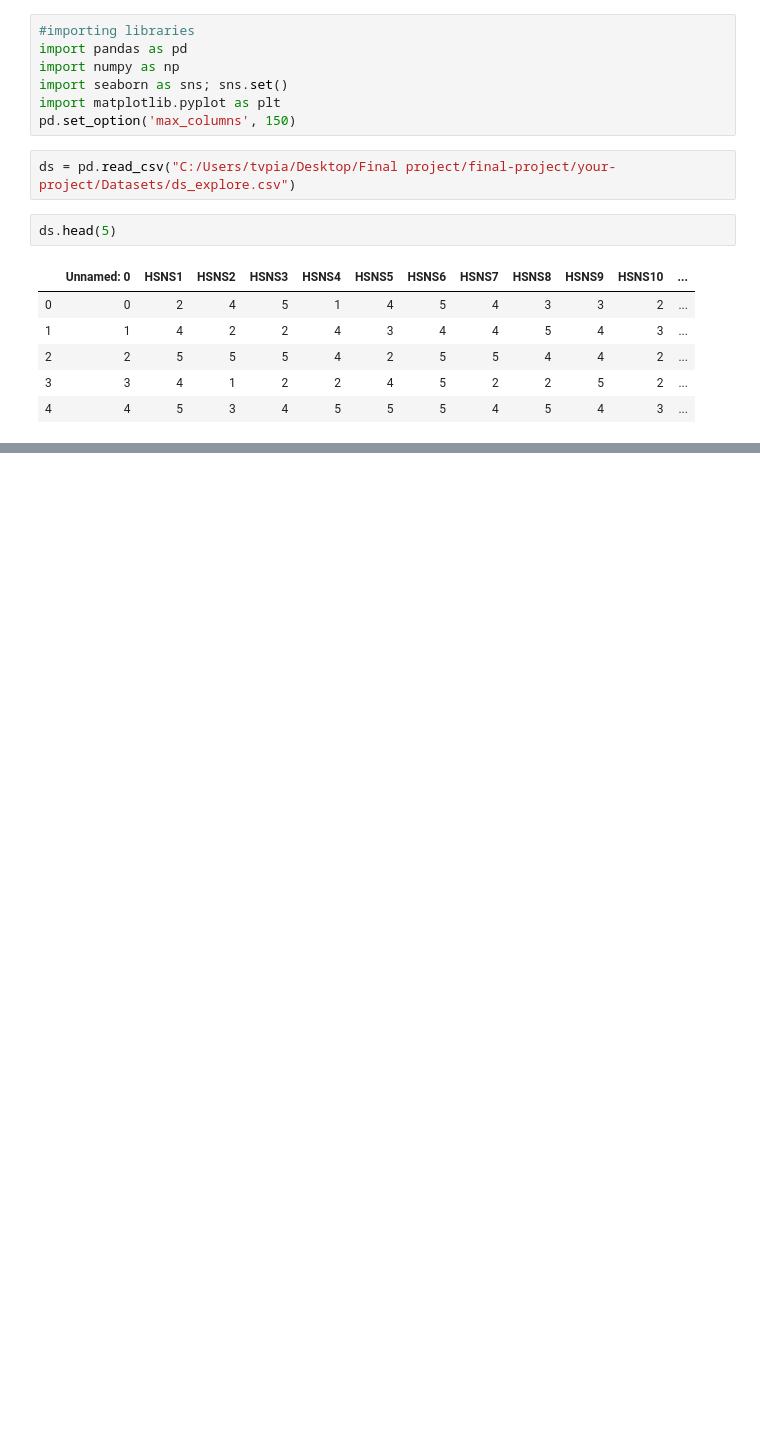
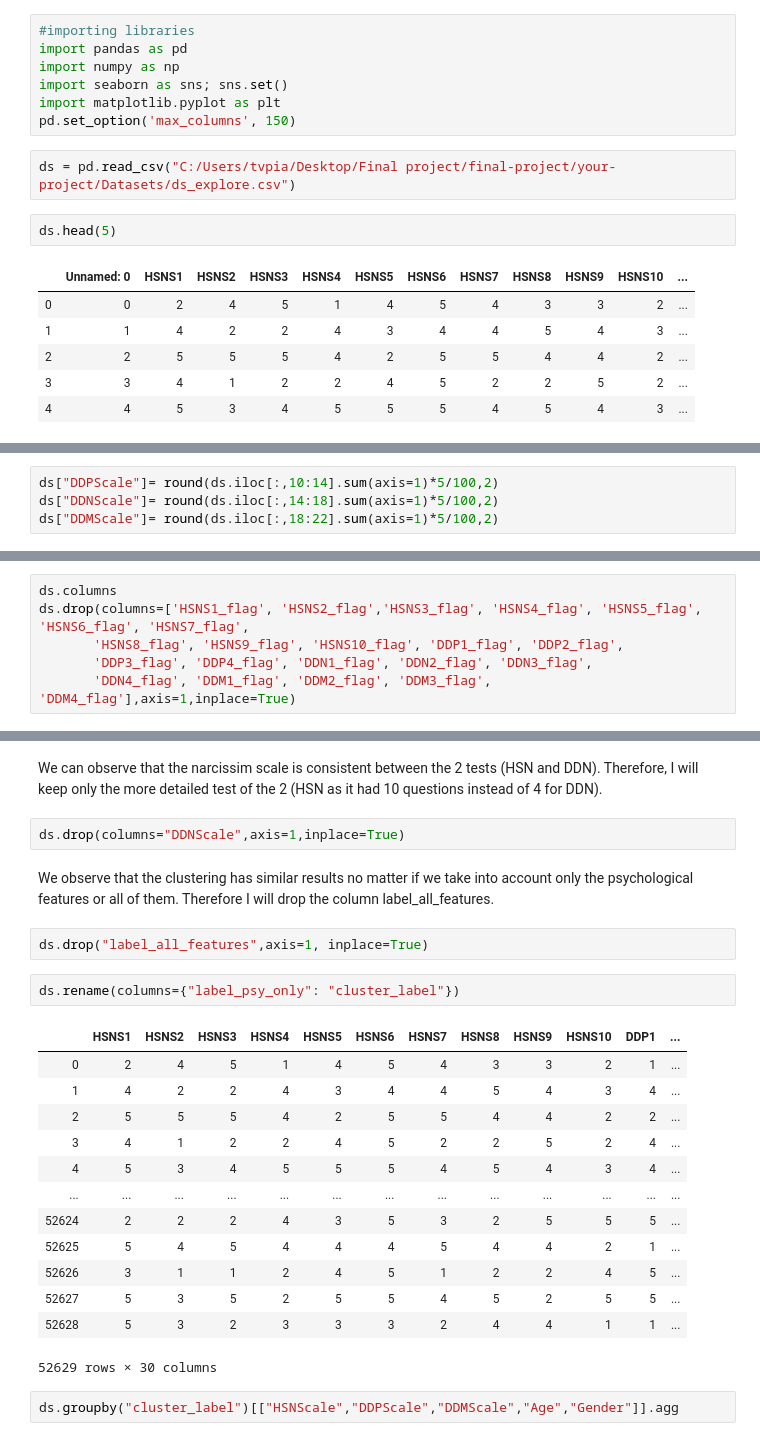
Before and after one commit to pengtianan/final-project, a Jupyter notebook: your-project/Exploratory analysis.ipynb, the cells around one changed output, grey strips where cells are left out. Saved outputs shown, nothing was run; the diff lists cells and outputs as text; blank space fills up the shorter version.

```diff
--- a/your-project/Exploratory analysis.ipynb
+++ b/your-project/Exploratory analysis.ipynb
@@ -29,0 +23,4 @@ ds.groupby("labels")[["HSNScale","DDPScale","DDNScale","DDMScale"]].mean()
+# %%
+ds["DDPScale"]= round(ds.iloc[:,10:14].sum(axis=1)*5/100,2)
+ds["DDNScale"]= round(ds.iloc[:,14:18].sum(axis=1)*5/100,2)
+ds["DDMScale"]= round(ds.iloc[:,18:22].sum(axis=1)*5/100,2)
@@ -29,0 +36,6 @@ ds.groupby("labels")[["HSNScale","DDPScale","DDNScale","DDMScale"]].mean()
+# %%
+ds.columns
+ds.drop(columns=['HSNS1_flag', 'HSNS2_flag','HSNS3_flag', 'HSNS4_flag', 'HSNS5_flag', 'HSNS6_flag', 'HSNS7_flag',
+       'HSNS8_flag', 'HSNS9_flag', 'HSNS10_flag', 'DDP1_flag', 'DDP2_flag',
+       'DDP3_flag', 'DDP4_flag', 'DDN1_flag', 'DDN2_flag', 'DDN3_flag',
+       'DDN4_flag', 'DDM1_flag', 'DDM2_flag', 'DDM3_flag', 'DDM4_flag'],axis=1,inplace=True)
@@ -29,0 +85,26 @@ ds.groupby("labels")[["HSNScale","DDPScale","DDNScale","DDMScale"]].mean()
+# %% [markdown]
+We can observe that the narcissim scale is consistent between the 2 tests (HSN and DDN). Therefore, I will keep only the more detailed test of the 2 (HSN as it had 10 questions instead of 4 for DDN).
+# %%
+ds.drop(columns="DDNScale",axis=1,inplace=True)
+# %% [markdown]
+We observe that the clustering has similar results no matter if we take into account only the psychological features or all of them. Therefore I will drop the column label_all_features.
+# %%
+ds.drop("label_all_features",axis=1, inplace=True)
+# %%
+ds.rename(columns={"label_psy_only": "cluster_label"})
+# %% [output]
+|  | HSNS1 | HSNS2 | HSNS3 | HSNS4 | HSNS5 | HSNS6 | HSNS7 | HSNS8 | HSNS9 | HSNS10 | DDP1 | ... |
+| 0 | 2 | 4 | 5 | 1 | 4 | 5 | 4 | 3 | 3 | 2 | 1 | ... |
+| 1 | 4 | 2 | 2 | 4 | 3 | 4 | 4 | 5 | 4 | 3 | 4 | ... |
+| 2 | 5 | 5 | 5 | 4 | 2 | 5 | 5 | 4 | 4 | 2 | 2 | ... |
+| 3 | 4 | 1 | 2 | 2 | 4 | 5 | 2 | 2 | 5 | 2 | 4 | ... |
+| 4 | 5 | 3 | 4 | 5 | 5 | 5 | 4 | 5 | 4 | 3 | 4 | ... |
+| ... | ... | ... | ... | ... | ... | ... | ... | ... | ... | ... | ... | ... |
+| 52624 | 2 | 2 | 2 | 4 | 3 | 5 | 3 | 2 | 5 | 5 | 5 | ... |
+| 52625 | 5 | 4 | 5 | 4 | 4 | 4 | 5 | 4 | 4 | 2 | 1 | ... |
+| 52626 | 3 | 1 | 1 | 2 | 4 | 5 | 1 | 2 | 2 | 4 | 5 | ... |
+| 52627 | 5 | 3 | 5 | 2 | 5 | 5 | 4 | 5 | 2 | 5 | 5 | ... |
+| 52628 | 5 | 3 | 2 | 3 | 3 | 3 | 2 | 4 | 4 | 1 | 1 | ... |
+52629 rows × 30 columns
+# %%
+ds.groupby("cluster_label")[["HSNScale","DDPScale","DDMScale","Age","Gender"]].agg
```
Also changed, not shown: parts of 9 cells of this notebook.
